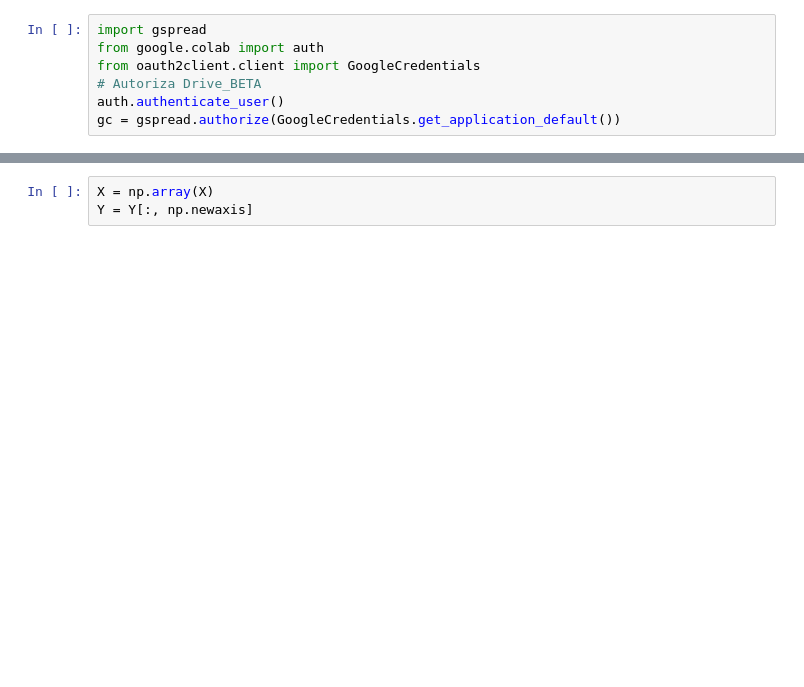
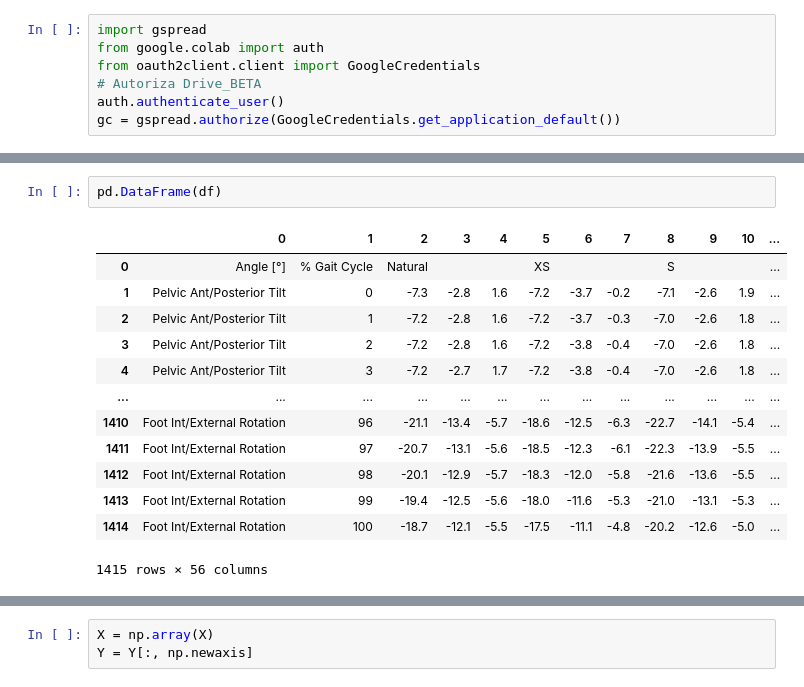
Before and after one commit to Beta628427/Tesis, a Jupyter notebook: 2_Beta___Cod/Beta_PCA/PCA_Cod_master_v1.ipynb, the cells around one changed output, grey strips where cells are left out. Cells and saved outputs as stored; diff of their text form; blank space fills up the shorter version.

```diff
--- a/2_Beta___Cod/Beta_PCA/PCA_Cod_master_v1.ipynb
+++ b/2_Beta___Cod/Beta_PCA/PCA_Cod_master_v1.ipynb
@@ -16 +25,17 @@ gc = gspread.authorize(GoogleCredentials.get_application_default())
+# %%
+pd.DataFrame(df)
+# %% [output]
+|  | 0 | 1 | 2 | 3 | 4 | 5 | 6 | 7 | 8 | 9 | 10 | ... |
+| 0 | Angle [°] | % Gait Cycle | Natural |  |  | XS |  |  | S |  |  | ... |
+| 1 | Pelvic Ant/Posterior Tilt | 0 | -7.3 | -2.8 | 1.6 | -7.2 | -3.7 | -0.2 | -7.1 | -2.6 | 1.9 | ... |
+| 2 | Pelvic Ant/Posterior Tilt | 1 | -7.2 | -2.8 | 1.6 | -7.2 | -3.7 | -0.3 | -7.0 | -2.6 | 1.8 | ... |
+| 3 | Pelvic Ant/Posterior Tilt | 2 | -7.2 | -2.8 | 1.6 | -7.2 | -3.8 | -0.4 | -7.0 | -2.6 | 1.8 | ... |
+| 4 | Pelvic Ant/Posterior Tilt | 3 | -7.2 | -2.7 | 1.7 | -7.2 | -3.8 | -0.4 | -7.0 | -2.6 | 1.8 | ... |
+| ... | ... | ... | ... | ... | ... | ... | ... | ... | ... | ... | ... | ... |
+| 1410 | Foot Int/External Rotation | 96 | -21.1 | -13.4 | -5.7 | -18.6 | -12.5 | -6.3 | -22.7 | -14.1 | -5.4 | ... |
+| 1411 | Foot Int/External Rotation | 97 | -20.7 | -13.1 | -5.6 | -18.5 | -12.3 | -6.1 | -22.3 | -13.9 | -5.5 | ... |
+| 1412 | Foot Int/External Rotation | 98 | -20.1 | -12.9 | -5.7 | -18.3 | -12.0 | -5.8 | -21.6 | -13.6 | -5.5 | ... |
+| 1413 | Foot Int/External Rotation | 99 | -19.4 | -12.5 | -5.6 | -18.0 | -11.6 | -5.3 | -21.0 | -13.1 | -5.3 | ... |
+| 1414 | Foot Int/External Rotation | 100 | -18.7 | -12.1 | -5.5 | -17.5 | -11.1 | -4.8 | -20.2 | -12.6 | -5.0 | ... |
+1415 rows × 56 columns
 # %%
```
Also changed, not shown: parts of 5 cells of this notebook.
